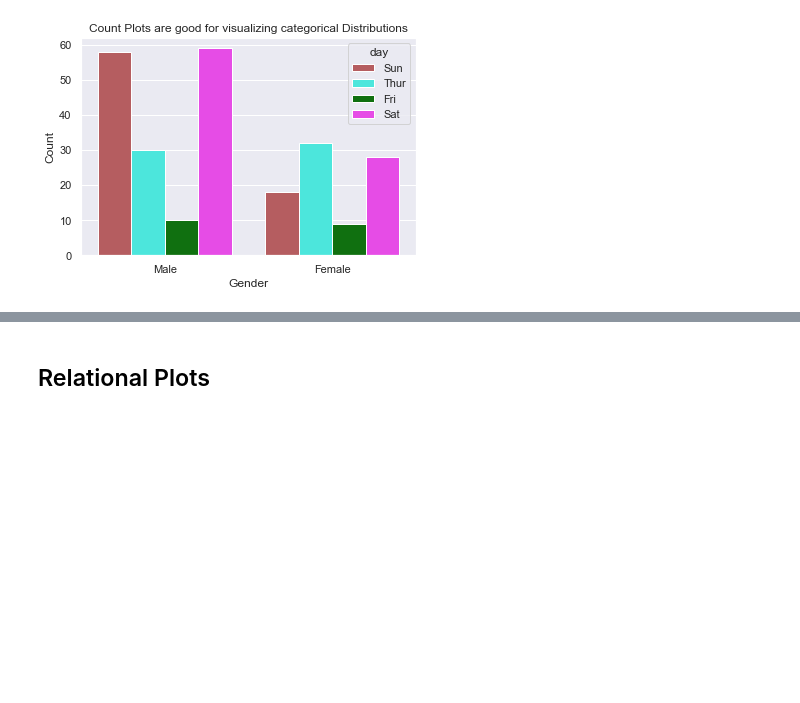
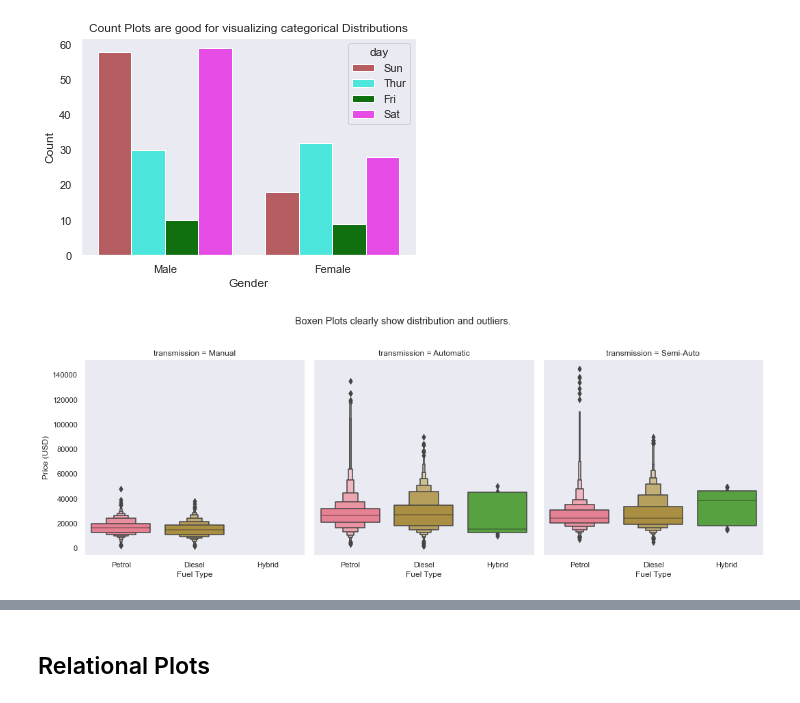
Before and after one commit to developerHobday/data-visualization, a Jupyter notebook: seaborn.ipynb, the cells around one changed output, grey strips where cells are left out. Cells and saved outputs as stored; diff of their text form; code cells hidden in the pictures; blank space fills up the shorter version.

```diff
--- a/seaborn.ipynb
+++ b/seaborn.ipynb
@@ -100,3 +99,16 @@ _ = g.set(
 )
 # %% [output]
 [figure]
+# %%
+g = sns.catplot(kind='boxen',
+    data = audi_df, col='transmission',
+    x = 'fuelType',
+    y='price',
+)
+g.fig.suptitle('Boxen Plots clearly show distribution and outliers.', y=1.1)
+_ = g.set(
+    xlabel = 'Fuel Type',
+    ylabel = 'Price (USD)',
+)
+# %% [output]
+[figure, added]
```
Also changed, not shown: parts of 39 cells of this notebook.
